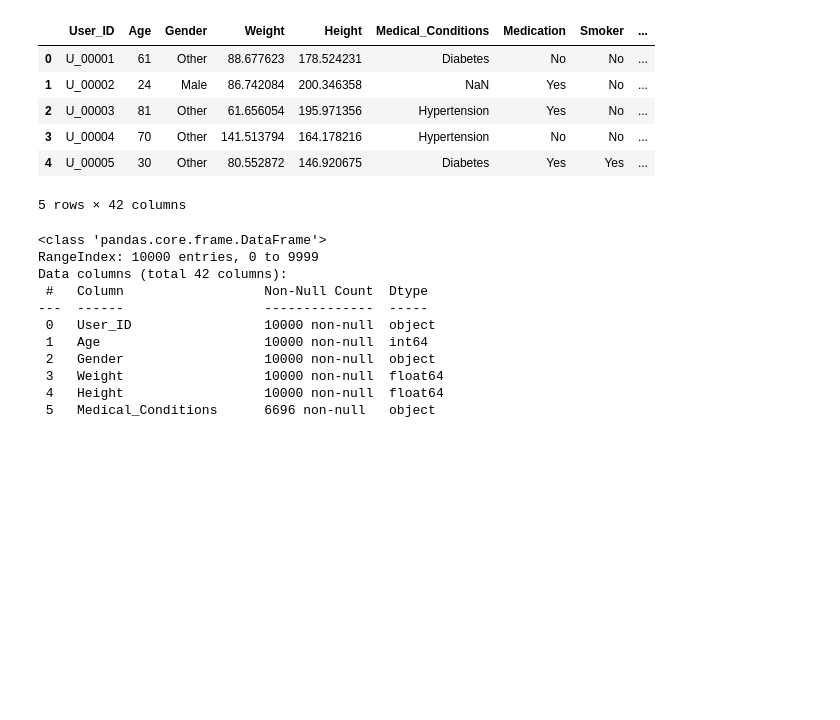
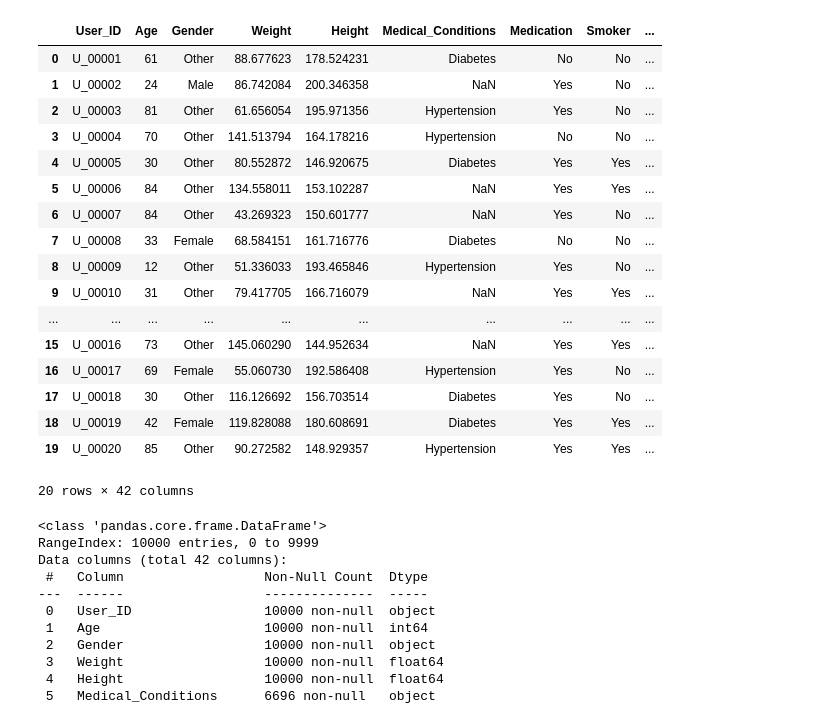
Before and after one commit to infoshareacademy/jdszr16-pajtoners, a Jupyter notebook: Zofia/braki,niespolnosci.ipynb, the cells around one changed output. Drawn from its saved outputs; the diff is of its cells as text; code cells hidden in the pictures; blank space fills up the shorter version.

```diff
--- a/Zofia/braki,niespolnosci.ipynb
+++ b/Zofia/braki,niespolnosci.ipynb
@@ -12,15 +12,26 @@ merge_dt = pd.merge(data1, data2, on='User_ID', how='left')
 # %%
 final_dt = pd.merge(merge_dt, data3, on='User_ID', how='left')
 # %%
-final_dt.head()
+final_dt.head(20)
 # %% [output]
 |  | User_ID | Age | Gender | Weight | Height | Medical_Conditions | Medication | Smoker | ... |
 | 0 | U_00001 | 61 | Other | 88.677623 | 178.524231 | Diabetes | No | No | ... |
 | 1 | U_00002 | 24 | Male | 86.742084 | 200.346358 | NaN | Yes | No | ... |
 | 2 | U_00003 | 81 | Other | 61.656054 | 195.971356 | Hypertension | Yes | No | ... |
 | 3 | U_00004 | 70 | Other | 141.513794 | 164.178216 | Hypertension | No | No | ... |
 | 4 | U_00005 | 30 | Other | 80.552872 | 146.920675 | Diabetes | Yes | Yes | ... |
+| 5 | U_00006 | 84 | Other | 134.558011 | 153.102287 | NaN | Yes | Yes | ... |
+| 6 | U_00007 | 84 | Other | 43.269323 | 150.601777 | NaN | Yes | No | ... |
+| 7 | U_00008 | 33 | Female | 68.584151 | 161.716776 | Diabetes | No | No | ... |
+| 8 | U_00009 | 12 | Other | 51.336033 | 193.465846 | Hypertension | Yes | No | ... |
+| 9 | U_00010 | 31 | Other | 79.417705 | 166.716079 | NaN | Yes | Yes | ... |
+| ... | ... | ... | ... | ... | ... | ... | ... | ... | ... |
+| 15 | U_00016 | 73 | Other | 145.060290 | 144.952634 | NaN | Yes | Yes | ... |
+| 16 | U_00017 | 69 | Female | 55.060730 | 192.586408 | Hypertension | Yes | No | ... |
+| 17 | U_00018 | 30 | Other | 116.126692 | 156.703514 | Diabetes | Yes | No | ... |
+| 18 | U_00019 | 42 | Female | 119.828088 | 180.608691 | Diabetes | Yes | Yes | ... |
+| 19 | U_00020 | 85 | Other | 90.272582 | 148.929357 | Hypertension | Yes | Yes | ... |
-5 rows × 42 columns
+20 rows × 42 columns
 # %%
 final_dt.info()
 # %% [output]
```
Also changed, not shown: parts of 9 cells of this notebook.
